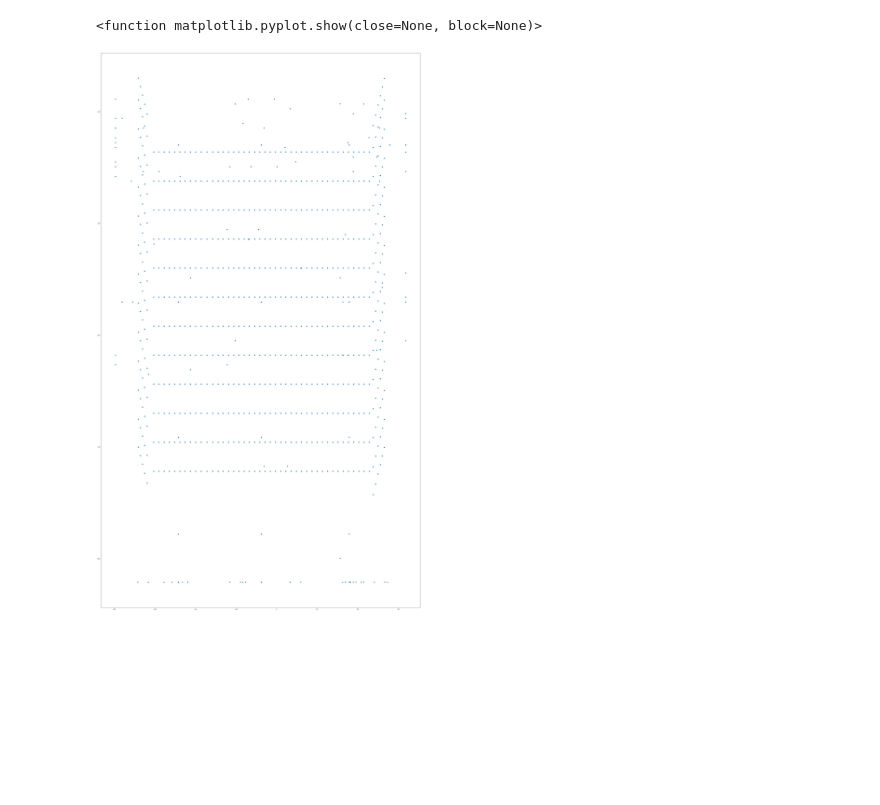
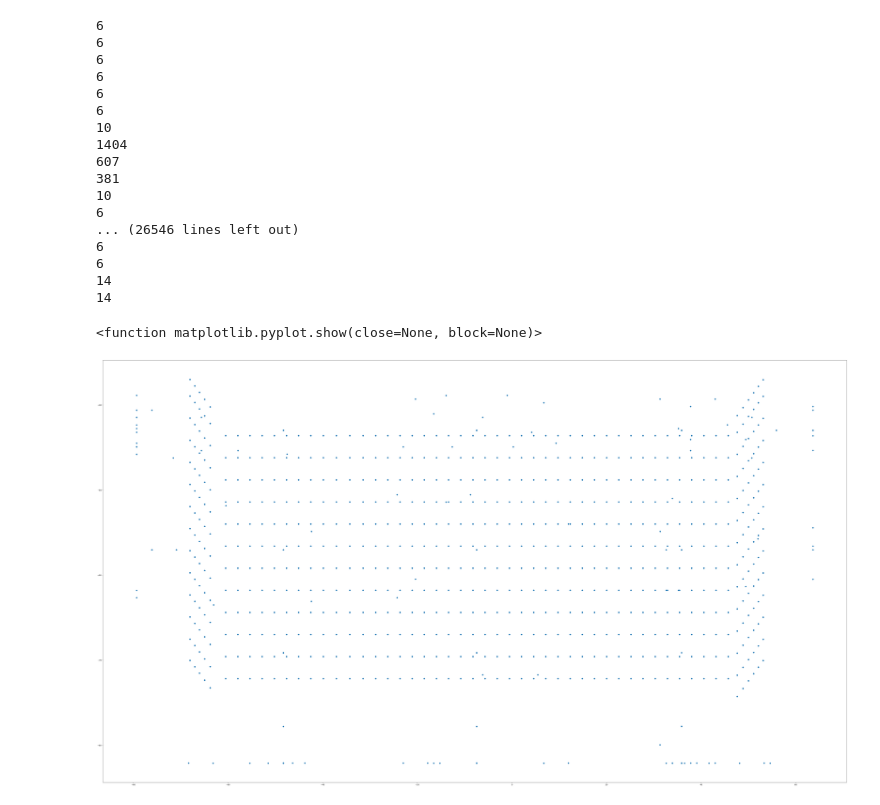
Before and after one commit to bledoux2002/Hackathon_2024, a Jupyter notebook: match-reports/existing-match-reports-code/parse_shot_locs.ipynb, the cells around one changed output. Drawn from its saved outputs; the diff is of its cells as text; code cells hidden in the pictures; blank space fills up the shorter version.

```diff
--- a/match-reports/existing-match-reports-code/parse_shot_locs.ipynb
+++ b/match-reports/existing-match-reports-code/parse_shot_locs.ipynb
@@ -176,8 +176,13 @@ def extract_shot_loc(curves, rects):
 
     centroids = []
 
+    lower_threshold = 4
+    upper_threshold = 32
     # Process curves to find shot locations
+    print(curves[1])
     for curve in curves:
+        if len(curve['pts']) > upper_threshold and len(curve['pts']) < lower_threshold:
+            continue
         x0, x1, y0, y1 = curve["x0"], curve["x1"], curve["y0"], curve["y1"]
 
         x_length = abs(x1 - x0)
@@ -201,6 +206,8 @@ def extract_shot_loc(curves, rects):
             if y1 < 768:
                 rect = Rectangle([x0, y0], x_length, y_length)
                 centroids.append(rect.centroid)
+
+
 
     # Repeat similar process for rectangles
     for rect in rects:
@@ -403,12 +410,30 @@ teamname = "Northwestern Wildcats"
 game = "01-10-2024"
 pdf_path = f"../northwestern-2024"
 data = parse_shot_locs(pdf_path, teamname)
+# %% [output]
+6
+6
+6
+6
+6
+6
+10
+1404
+607
+381
+10
+6
+... (26546 lines left out)
+6
+6
+14
+14
 # %%
 x = np.array(data['width_translated'])
 y = np.array(data['length_translated'])
-plt.figure(figsize = (40, 70))
+plt.figure(figsize = (70, 40))
 plt.scatter(x, y)
 plt.show
 # %% [output]
 <function matplotlib.pyplot.show(close=None, block=None)>
-[figure, old version]
+[figure, new version]
```
Also changed, not shown: 1 other file.
